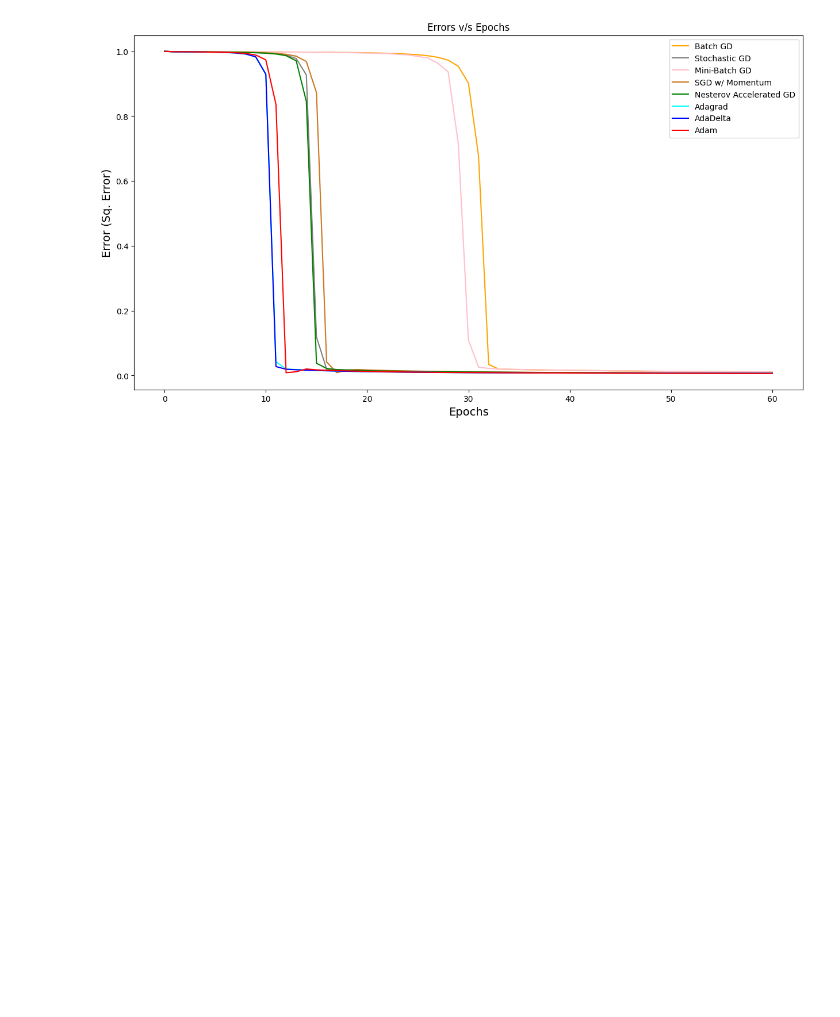
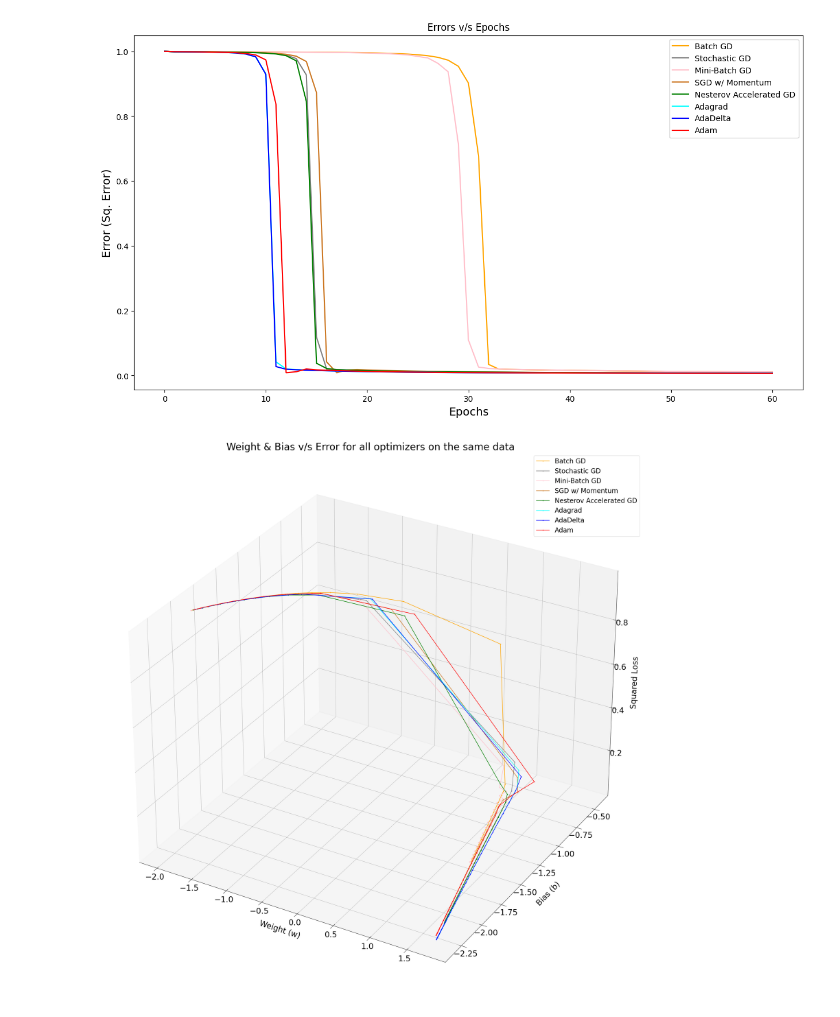
Before and after one commit to Skyoxima/Deep_Learning_Practice, a Jupyter notebook: Optimizers/All_Optimizers_Compared.ipynb, the cells around one changed output. Drawn from its saved outputs; the diff is of its cells as text; code cells hidden in the pictures; blank space fills up the shorter version.

Commit message:
Finished Optimizers

```diff
--- a/Optimizers/All_Optimizers_Compared.ipynb
+++ b/Optimizers/All_Optimizers_Compared.ipynb
@@ -340,3 +341,24 @@ collective_plotter_2D(plot_epoch_range, [weights_bgd, weights_sgd, weights_mbgd,
 collective_plotter_2D(plot_epoch_range, [errors_bgd, errors_sgd, errors_mbgd, errors_sgdm, errors_nagd, errors_adag, errors_adadelta, errors_adam], start_error, plot_colors, "Errors v/s Epochs", "Epochs", "Error (Sq. Error)", plot_legend)
 # %% [output]
 [figure]
+# %%
+def collective_plotter_3D(all_optimizers_weight_hist: list[list[int | float]], all_optimizers_bias_hist: list[list[int | float]], all_optimizers_error_hist: list[list[int | float]], colors: list[str], plot_title: str, legend: str):
+  fig = plt.figure(figsize=(40, 30))
+  ax = plt.axes(projection = '3d')
+  plt.title(plot_title, fontsize=30)
+  ax.set_xlabel("Weight (w)", fontsize=24, labelpad=20)
+  ax.set_ylabel("Bias (b)", fontsize=24, labelpad=30)
+  ax.set_zlabel("Squared Loss", fontsize=24, labelpad=20)
+  # rc -> runtime configuration
+  plt.rc('xtick', labelsize=24)
+  plt.rc('ytick', labelsize=24)
+  plt.rc('legend', fontsize=20)
+  for w, b, e in zip(all_optimizers_weight_hist, all_optimizers_bias_hist, all_optimizers_error_hist):
+    i = all_optimizers_error_hist.index(e)
+    ax.plot3D(w, b, e, marker = 'o', markersize = 2, color = colors[i])
+  ax.legend(legend)
+  plt.show()
+# %%
+collective_plotter_3D([weights_bgd, weights_sgd, weights_mbgd, weights_sgdm, weights_nagd, weights_adag, weights_adadelta, weights_adam], [biases_bgd, biases_sgd, biases_mbgd, biases_sgdm, biases_nagd, biases_adag, biases_adadelta, biases_adam], [errors_bgd, errors_sgd, errors_mbgd, errors_sgdm, errors_nagd, errors_adag, errors_adadelta, errors_adam], plot_colors, "Weight & Bias v/s Error for all optimizers on the same data", plot_legend)
+# %% [output]
+[figure, added]
```
Also changed, not shown: parts of 1 cell of this notebook, 1 other file.
